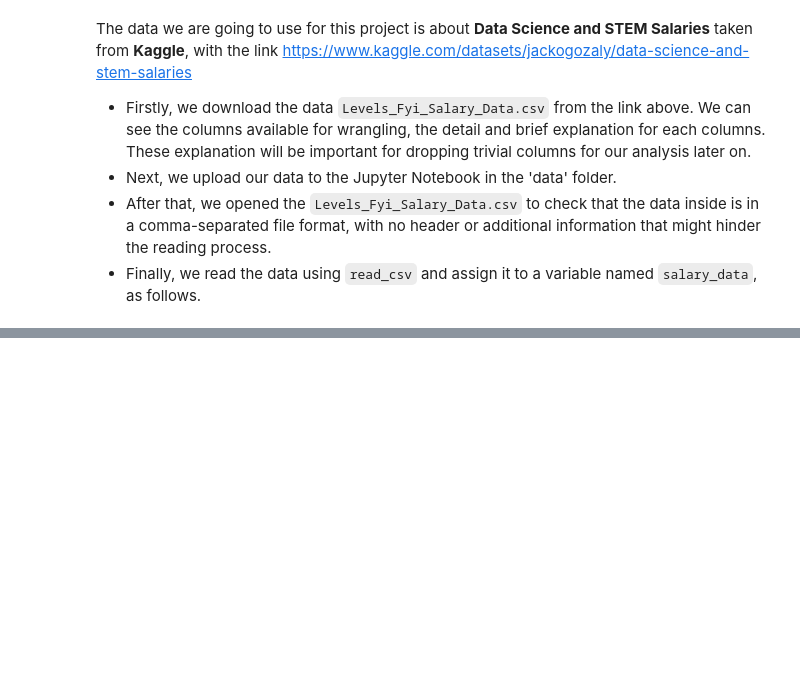
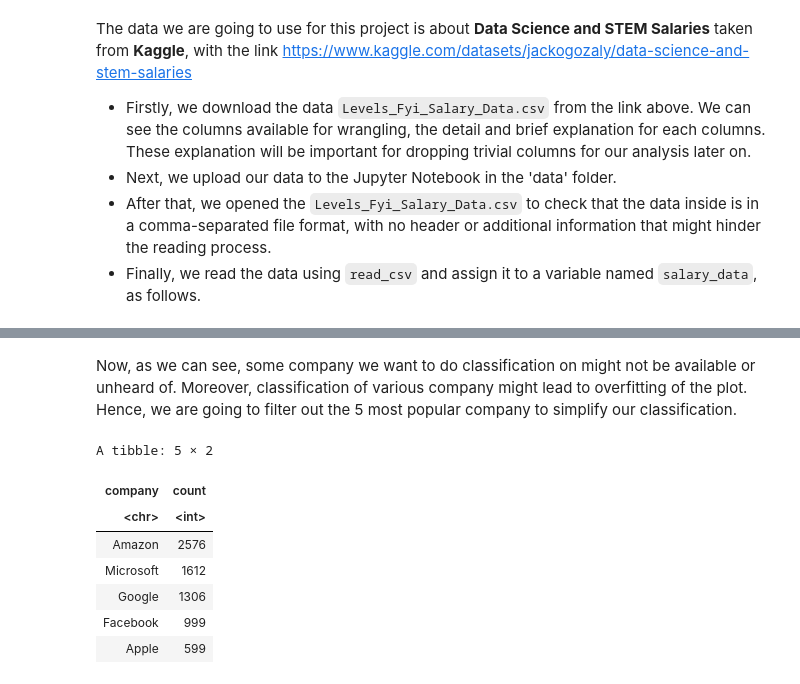
Before and after one commit to EdrickBelmiro/CareerPredictorDSCI100, a Jupyter notebook: Proposal- Group 19.ipynb, the cells around one changed output, grey strips where cells are left out. Cells and saved outputs as stored; diff of their text form; code cells hidden in the pictures; blank space fills up the shorter version.

```diff
--- a/Proposal- Group 19.ipynb
+++ b/Proposal- Group 19.ipynb
@@ -181,0 +140,19 @@ A grouped_df: 7092 × 9
+# %% [markdown]
+Now, as we can see, some company we want to do classification on might not be available or unheard of. Moreover, classification of various company might lead to overfitting of the plot. Hence, we are going to filter out the 5 most popular company to simplify our classification.
+# %%
+# collecting the top 5 companies
+top_5_company_count <- tidy_salary_data |>
+group_by(company) |>
+summarize(count=n()) |>
+arrange(desc(count)) |>
+head(5)
+top_5_company_count
+# %% [output]
+A tibble: 5 × 2
+| company | count |
+| <chr> | <int> |
+| Amazon | 2576 |
+| Microsoft | 1612 |
+| Google | 1306 |
+| Facebook | 999 |
+| Apple | 599 |
```
Also changed, not shown: parts of 20 cells of this notebook.
